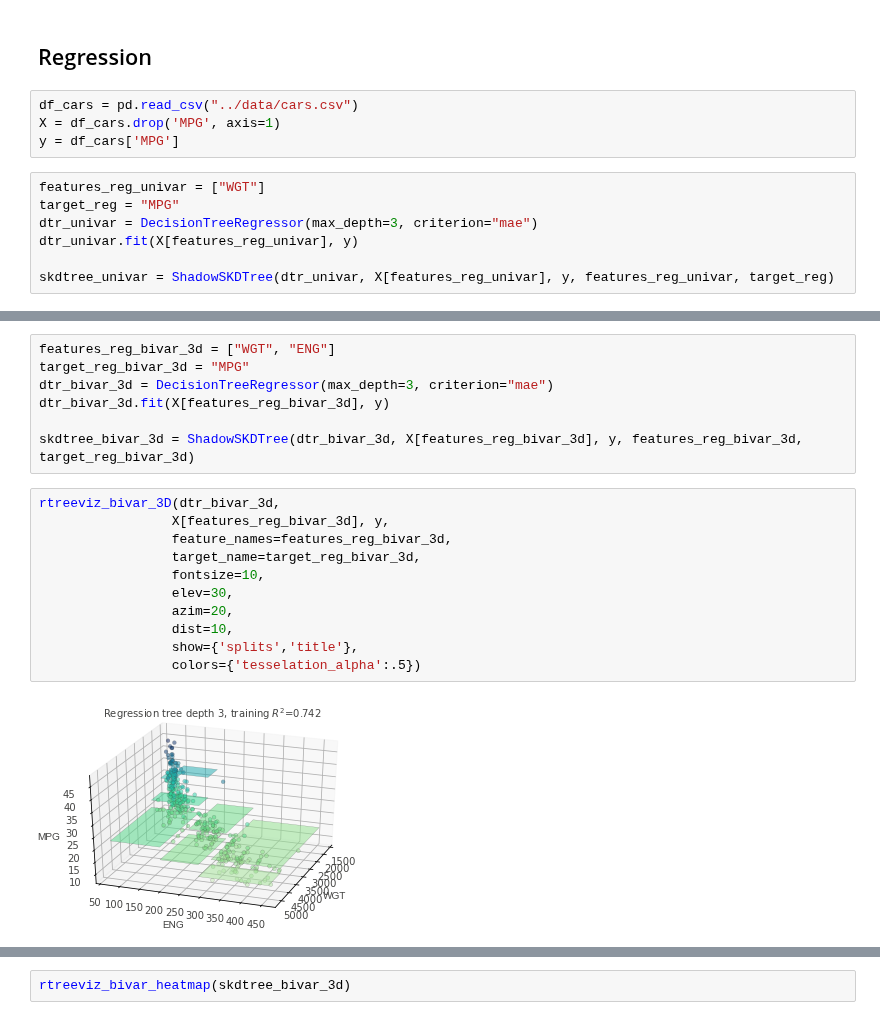
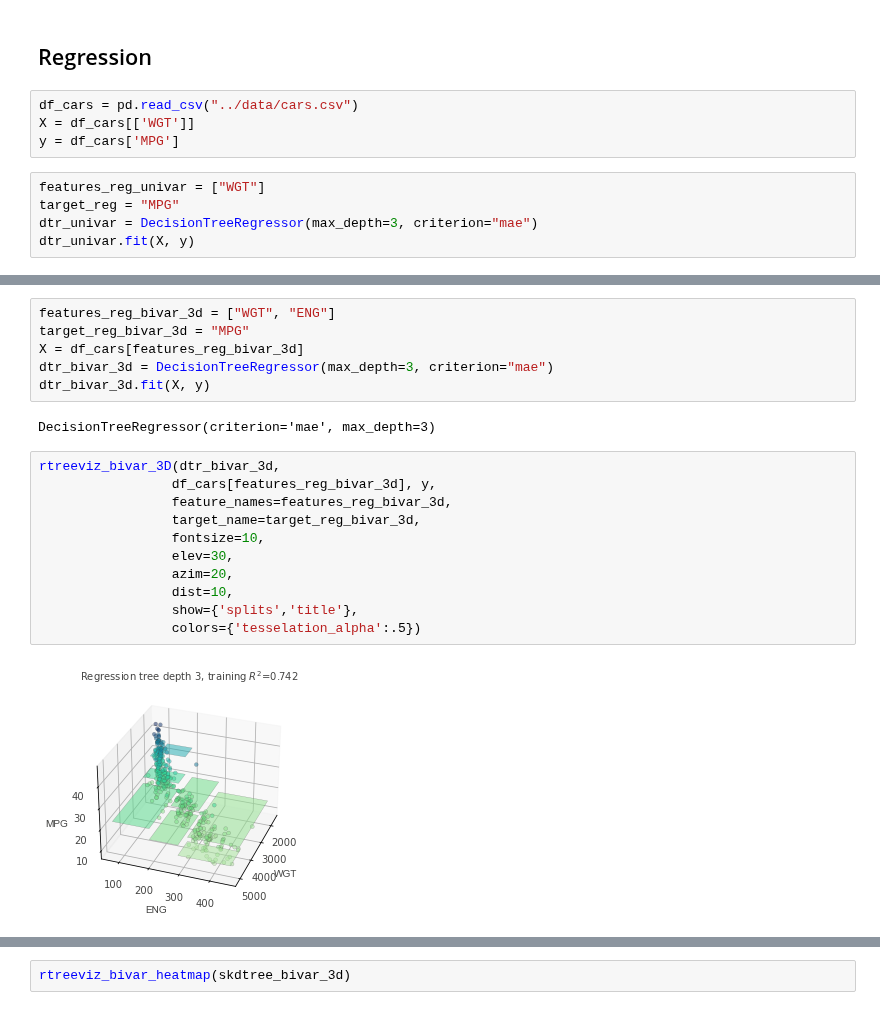
Before and after one commit to parrt/dtreeviz, a Jupyter notebook: notebooks/partitioning.ipynb, the cells around one changed output, grey strips where cells are left out. Cells and saved outputs as stored; diff of their text form.

```diff
--- a/notebooks/partitioning.ipynb
+++ b/notebooks/partitioning.ipynb
@@ -21,12 +21,10 @@ from dtreeviz.models.sklearn_decision_trees import ShadowSKDTree
 ## Regression
 # %%
 df_cars = pd.read_csv("../data/cars.csv")
-X = df_cars.drop('MPG', axis=1)
+X = df_cars[['WGT']]
 y = df_cars['MPG']
 # %%
 features_reg_univar = ["WGT"]
 target_reg = "MPG"
 dtr_univar = DecisionTreeRegressor(max_depth=3, criterion="mae")
-dtr_univar.fit(X[features_reg_univar], y)
-
-skdtree_univar = ShadowSKDTree(dtr_univar, X[features_reg_univar], y, features_reg_univar, target_reg)
+dtr_univar.fit(X, y)
@@ -51,21 +42,22 @@ plt.show()
 # %%
 features_reg_bivar_3d = ["WGT", "ENG"]
 target_reg_bivar_3d = "MPG"
+X = df_cars[features_reg_bivar_3d]
 dtr_bivar_3d = DecisionTreeRegressor(max_depth=3, criterion="mae")
-dtr_bivar_3d.fit(X[features_reg_bivar_3d], y)
-
-skdtree_bivar_3d = ShadowSKDTree(dtr_bivar_3d, X[features_reg_bivar_3d], y, features_reg_bivar_3d, target_reg_bivar_3d)
+dtr_bivar_3d.fit(X, y)
+# %% [output]
+DecisionTreeRegressor(criterion='mae', max_depth=3)
 # %%
 rtreeviz_bivar_3D(dtr_bivar_3d,
-                 X[features_reg_bivar_3d], y,
+                 df_cars[features_reg_bivar_3d], y,
                  feature_names=features_reg_bivar_3d,
                  target_name=target_reg_bivar_3d,
                  fontsize=10,
                  elev=30,
                  azim=20,
                  dist=10,
                  show={'splits','title'},
                  colors={'tesselation_alpha':.5})
 # %% [output]
-[figure, old version]
+[figure, new version]
 # %%
```
Also changed, not shown: parts of 5 cells of this notebook, 15 other files.
